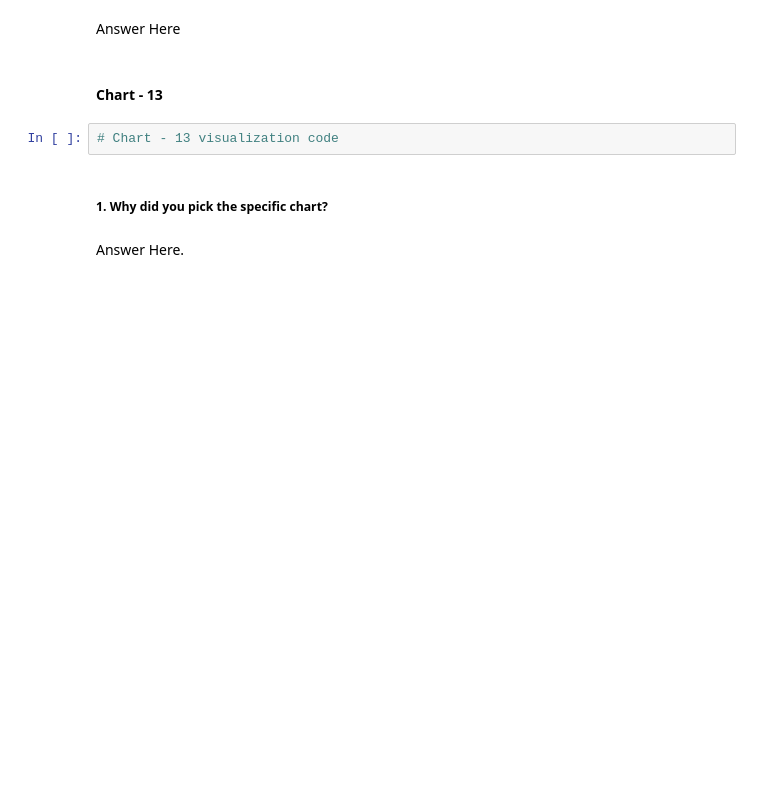
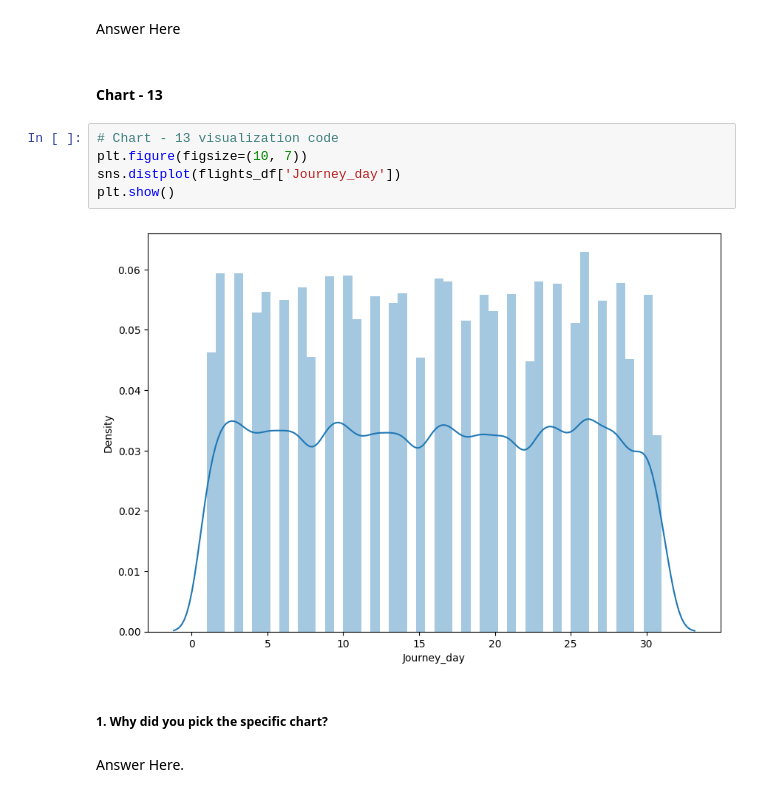
Before and after one commit to Navjotkhatri/Productionization_of_ML_Systems_in_Travel_Industry, a Jupyter notebook: Productionization_of_ML_Systems.ipynb, the cells around one changed output. Drawn from its saved outputs; the diff is of its cells as text; blank space fills up the shorter version.

```diff
--- a/Productionization_of_ML_Systems.ipynb
+++ b/Productionization_of_ML_Systems.ipynb
@@ -937,6 +974,11 @@ Answer Here
 #### Chart - 13
 # %%
 # Chart - 13 visualization code
+plt.figure(figsize=(10, 7))
+sns.distplot(flights_df['Journey_day'])
+plt.show()
+# %% [output]
+[figure, added]
 # %% [markdown]
 ##### 1. Why did you pick the specific chart?
 # %% [markdown]
```
Also changed, not shown: parts of 9 cells of this notebook.
